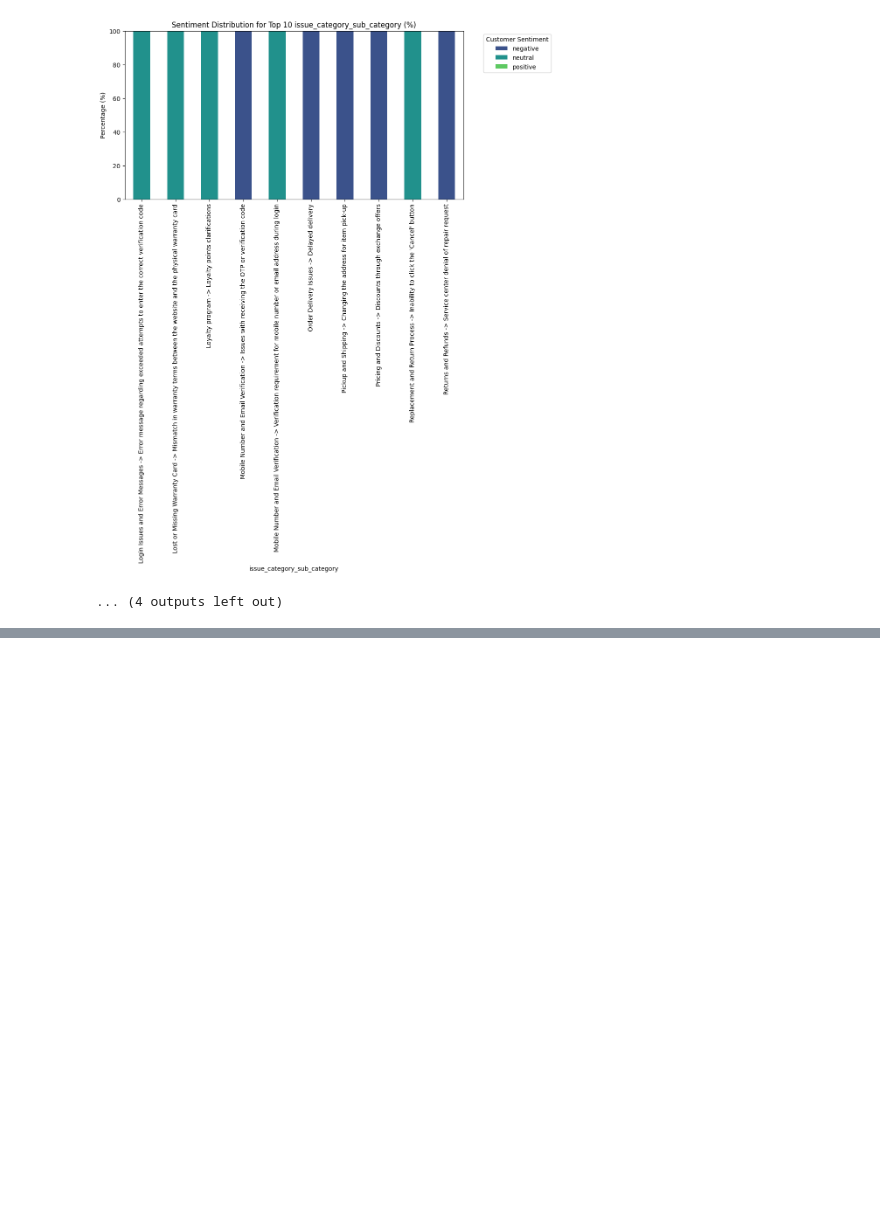
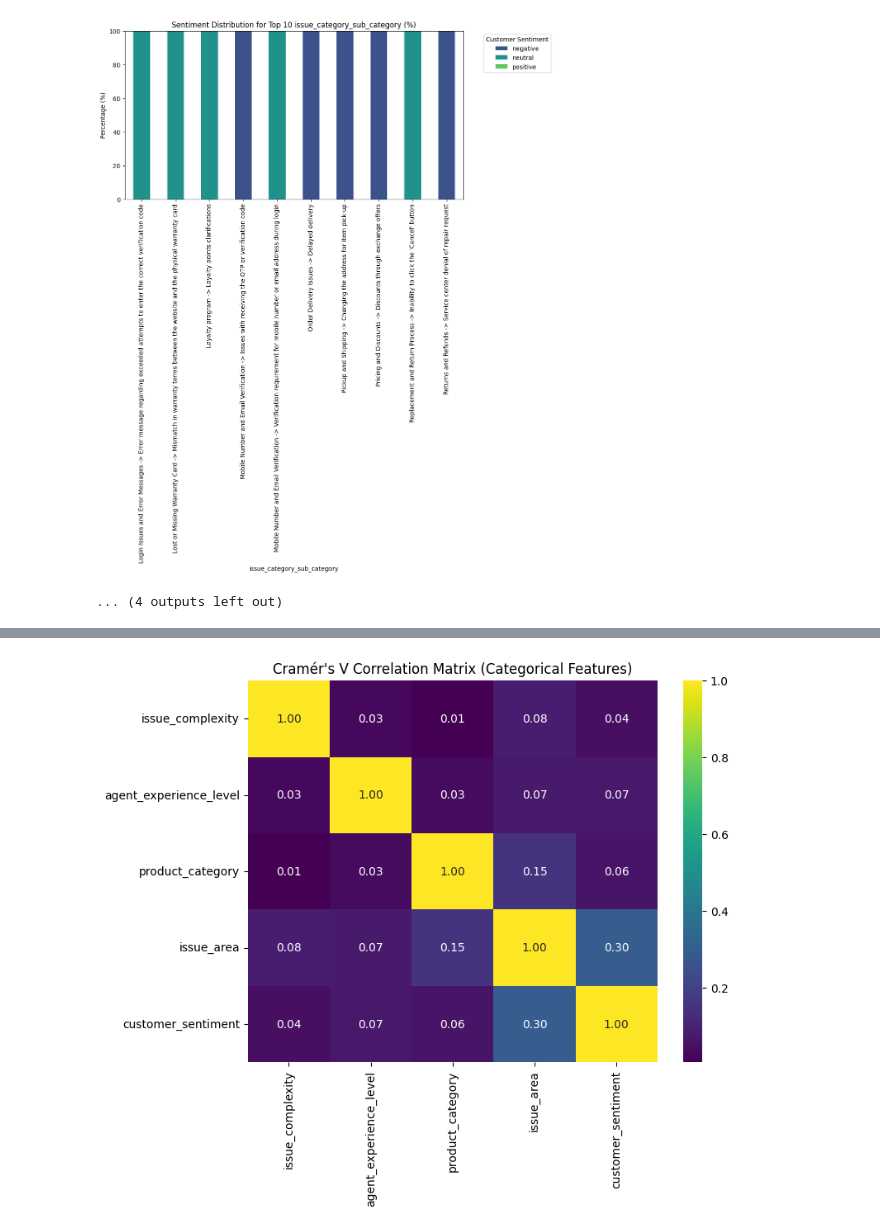
Before and after one commit to sulucay01/DI725-assignment1, a Jupyter notebook: notebooks/01_eda.ipynb, the cells around one changed output, grey strips where cells are left out. Saved outputs shown, nothing was run; the diff lists cells and outputs as text; code cells hidden in the pictures; blank space fills up the shorter version.

```diff
--- a/notebooks/01_eda.ipynb
+++ b/notebooks/01_eda.ipynb
@@ -561,0 +722,29 @@ Passing `palette` without assigning `hue` is deprecated and will be removed in v
+# %%
+from scipy.stats import chi2_contingency
+
+def cramers_v(x, y):
+    contingency_table = pd.crosstab(x, y)
+    chi2 = chi2_contingency(contingency_table)[0]
+    n = contingency_table.sum().sum()
+    r, k = contingency_table.shape
+    return np.sqrt(chi2 / (n * (min(r-1, k-1))))
+
+# Variables to include
+corr_features = [
+    "issue_complexity",
+    "agent_experience_level",
+    "product_category",
+    "issue_area",
+    "customer_sentiment"
+]
+
+# Create correlation matrix
+cramers_matrix = pd.DataFrame(index=corr_features, columns=corr_features)
+
+for col1 in corr_features:
+    for col2 in corr_features:
+        cramers_matrix.loc[col1, col2] = cramers_v(train[col1], train[col2])
+
+cramers_matrix = cramers_matrix.astype(float)
+
+display(cramers_matrix)
@@ -561,0 +758,14 @@ Passing `palette` without assigning `hue` is deprecated and will be removed in v
+# %%
+plt.figure(figsize=(8,6))
+
+sns.heatmap(
+    cramers_matrix,
+    annot=True,
+    cmap="viridis",
+    fmt=".2f"
+)
+
+plt.title("Cramér's V Correlation Matrix (Categorical Features)")
+plt.show()
+# %% [output]
+[figure, added]
```
Also changed, not shown: parts of 4 cells of this notebook.
